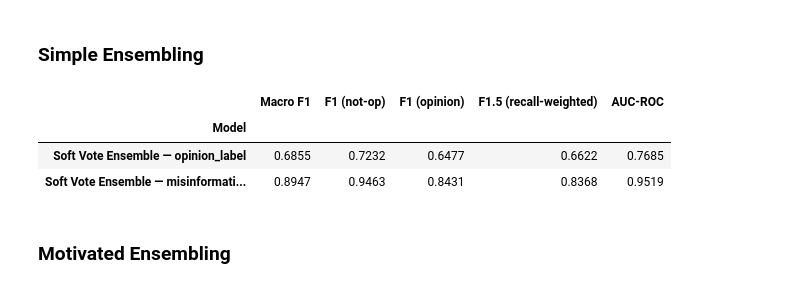
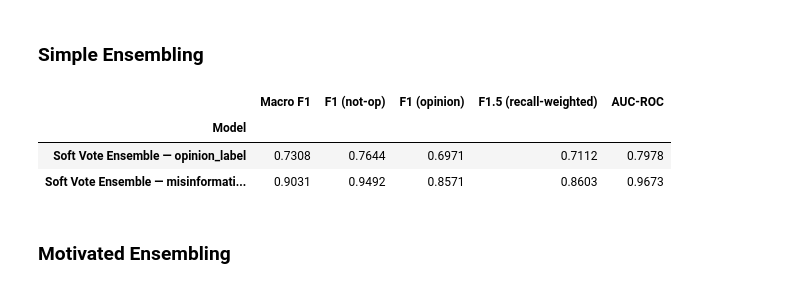
Before and after one commit to shiaoligreen/misinformation, a Jupyter notebook: 581_Sprint_3/src/Sprint_3.ipynb, the cells around one changed output. Drawn from its saved outputs; the diff is of its cells as text; code cells hidden in the pictures.

Commit message:
add CNN model MTL scripts and addition to sprint 3 notebook

```diff
--- a/581_Sprint_3/src/Sprint_3.ipynb
+++ b/581_Sprint_3/src/Sprint_3.ipynb
@@ -143,0 +176,17 @@ Loading FastText vectors from /home/nicole-shantz/.cache/huggingface/hub/dataset
+# %%
+# Sprint 3 CNN MTL with POS tag features and annotated linguistic features added
+
+import cnn_mtl_ling as cnn_mtl_ling
+
+# need new data loaders to handle inclusion of pos and ling in batches
+train_loader_ling = cnn_mtl_ling.make_loader(train_rows, vocab, shuffle=True, tokenize_fn=preprocess)
+dev_loader_ling = cnn_mtl_ling.make_loader(dev_rows, vocab, shuffle=False, tokenize_fn=preprocess)
+
+for target in TARGETS:
+    model = cnn_mtl_ling.TextCNN(len(vocab), embed_matrix).to(DEVICE)
+    model = cnn_mtl_ling.train_model(model, train_loader_ling, dev_loader_ling, train_rows, DEVICE,
+                            train_targets=[target])
+    results[f"TextCNN MTL (POS + linguistic) — {target}"] = cnn_mtl_ling.predict(model,
+                                                                                 dev_loader_ling,
+                                                                                 DEVICE,
+                                                                                 target=target)
@@ -143,0 +213,17 @@ Loading FastText vectors from /home/nicole-shantz/.cache/huggingface/hub/dataset
+# %%
+# Sprint 3 CNN MTL with POS tag features only added
+
+import cnn_mtl_no_ling as cnn_mtl_pos
+
+# need new data loaders to handle inclusion of pos in batches
+train_loader_pos = cnn_mtl_pos.make_loader(train_rows, vocab, shuffle=True, tokenize_fn=preprocess)
+dev_loader_pos = cnn_mtl_pos.make_loader(dev_rows, vocab, shuffle=False, tokenize_fn=preprocess)
+
+for target in TARGETS:
+    model = cnn_mtl_pos.TextCNN(len(vocab), embed_matrix).to(DEVICE)
+    model = cnn_mtl_pos.train_model(model, train_loader_pos, dev_loader_pos, train_rows, DEVICE,
+                            train_targets=[target])
+    results[f"TextCNN MTL (POS) — {target}"] = cnn_mtl_pos.predict(model,
+                                                                                 dev_loader_pos,
+                                                                                 DEVICE,
+                                                                                 target=target)
@@ -196,34 +308,37 @@ Confusion matrix (rows=true, cols=predicted):
 # %%
 # Soft vote ensemble (CNN commented out)
 import importlib
 import simple_ensemble
 importlib.reload(simple_ensemble)
 from simple_ensemble import soft_vote
 
 ensemble_rows = []
 for task in TARGETS:
     preds, labels, probs = soft_vote([
         results[f"LogReg — {task}"],
         results[f"LogReg (+ embeddings) — {task}"],
         results[f"LogReg MTL (cascaded POS) — {task}"],
-        # results[f"TextCNN — {task}"],           # CNN only
-        # results[f"TextCNN Transfer — {task}"],   # CNN only
+        results[f"TextCNN — {task}"],           # CNN only
+        results[f"TextCNN Transfer — {task}"],    # CNN only
+        results[f"TextCNN MTL (POS + linguistic) — {task}"],   # CNN only
+        results[f"TextCNN MTL (POS) — {task}"]  # CNN only
+
     ])
     m = compute_metrics(preds, labels, probs)
     ensemble_rows.append({"Model": f"Soft Vote Ensemble — {task}",
                           "Macro F1": m["macro_f1"],
                           "F1 (not-op)": m["f1_class0"],
                           "F1 (opinion)": m["f1_class1"],
                           "F1.5 (recall-weighted)": m["fbeta_class1"],
                           "AUC-ROC": m["auc_roc"]})
 
 pd.set_option("display.float_format", "{:.4f}".format)
 pd.DataFrame(ensemble_rows).set_index("Model")
 # %% [output]
 |  | Macro F1 | F1 (not-op) | F1 (opinion) | F1.5 (recall-weighted) | AUC-ROC |
 | Model |  |  |  |  |  |
-| Soft Vote Ensemble — opinion_label | 0.6855 | 0.7232 | 0.6477 | 0.6622 | 0.7685 |
-| Soft Vote Ensemble — misinformati... | 0.8947 | 0.9463 | 0.8431 | 0.8368 | 0.9519 |
+| Soft Vote Ensemble — opinion_label | 0.7308 | 0.7644 | 0.6971 | 0.7112 | 0.7978 |
+| Soft Vote Ensemble — misinformati... | 0.9031 | 0.9492 | 0.8571 | 0.8603 | 0.9673 |
 # %% [markdown]
 ### Motivated Ensembling
 # %%
```
Also changed, not shown: parts of 14 cells of this notebook, 2 other files.
